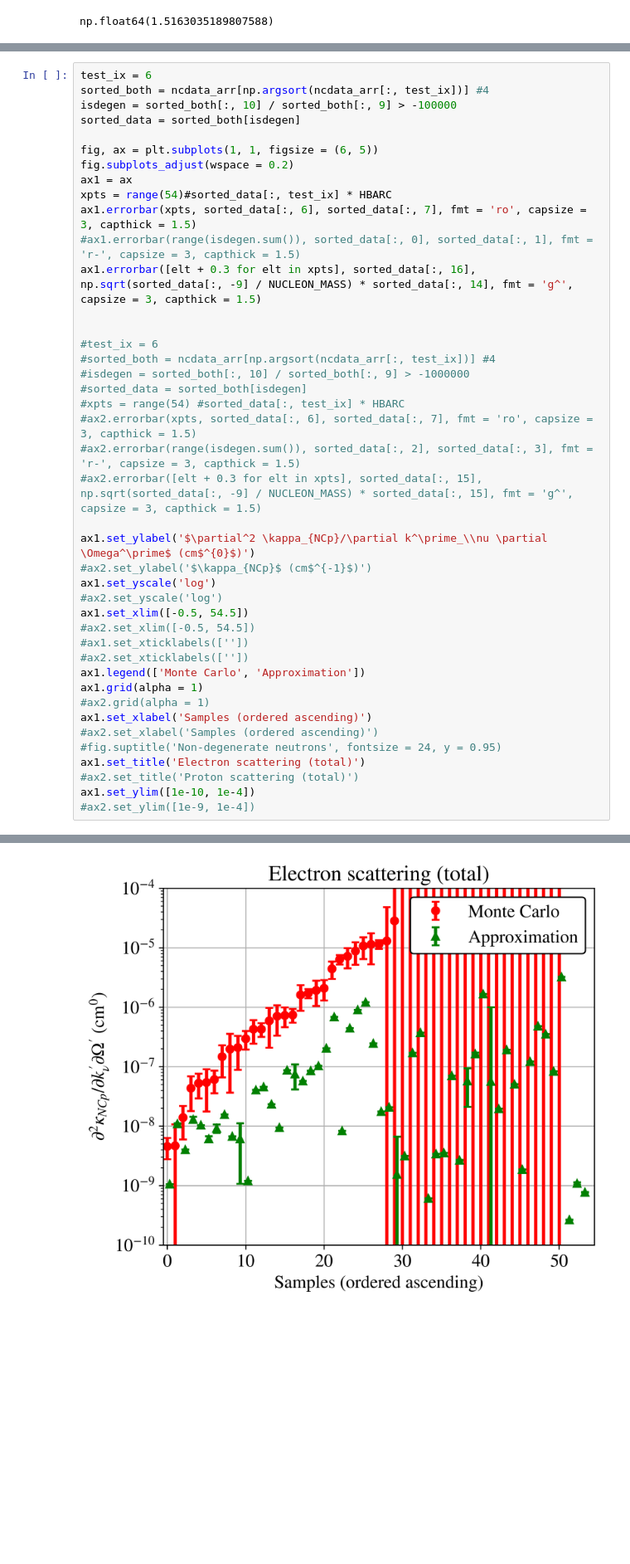
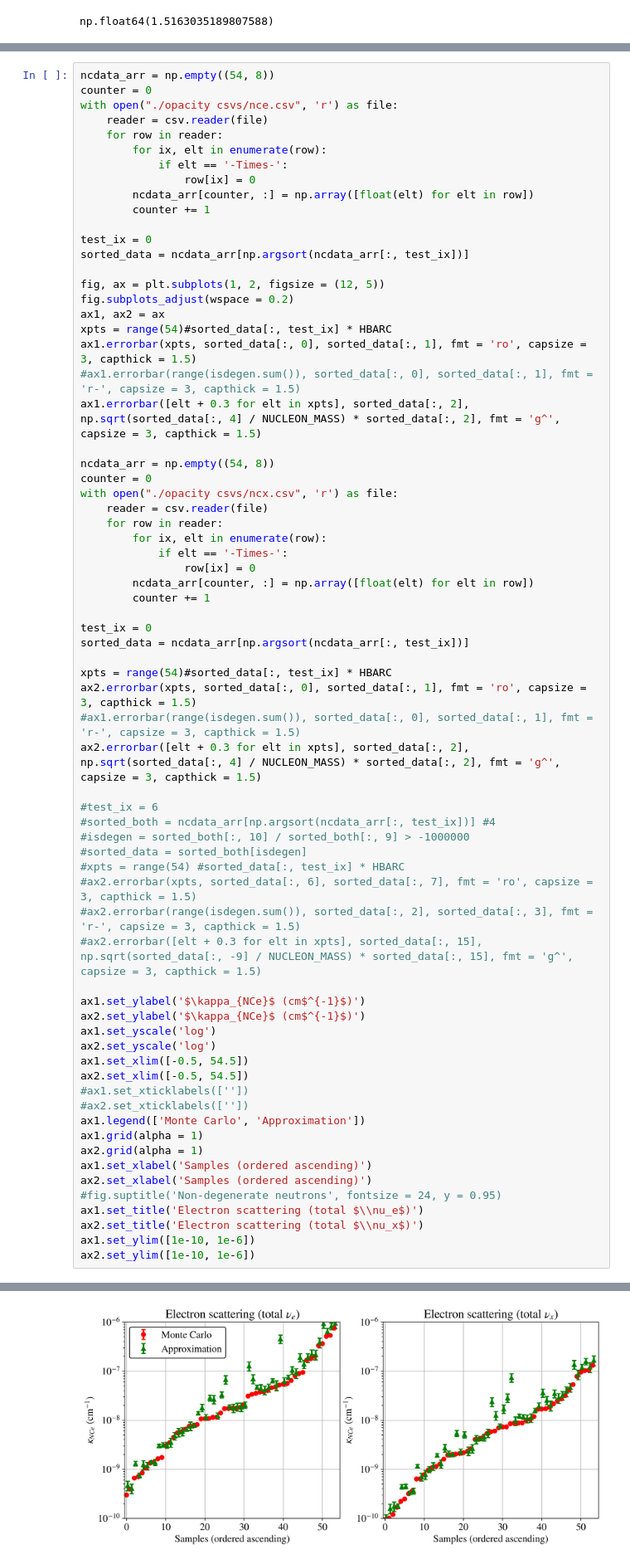
Before and after one commit to clwelch03/HEA-neutrinos, a Jupyter notebook: src/llmcplots.ipynb, the cells around one changed output, grey strips where cells are left out. Shown at 83% size. Saved outputs shown, nothing was run; the diff lists cells and outputs as text; blank space fills up the shorter version.

```diff
--- a/src/llmcplots.ipynb
+++ b/src/llmcplots.ipynb
@@ -199,17 +199,44 @@ ax2.set_ylim([1e-8, 1e-4])
 # %%
-test_ix = 6
-sorted_both = ncdata_arr[np.argsort(ncdata_arr[:, test_ix])] #4
-isdegen = sorted_both[:, 10] / sorted_both[:, 9] > -100000
-sorted_data = sorted_both[isdegen]
+ncdata_arr = np.empty((54, 8))
+counter = 0
+with open("./opacity csvs/nce.csv", 'r') as file:
+    reader = csv.reader(file)
+    for row in reader:
+        for ix, elt in enumerate(row):
+            if elt == '-Times-':
+                row[ix] = 0
+        ncdata_arr[counter, :] = np.array([float(elt) for elt in row])
+        counter += 1
 
-fig, ax = plt.subplots(1, 1, figsize = (6, 5))
+test_ix = 0
+sorted_data = ncdata_arr[np.argsort(ncdata_arr[:, test_ix])]
+
+fig, ax = plt.subplots(1, 2, figsize = (12, 5))
 fig.subplots_adjust(wspace = 0.2)
-ax1 = ax
+ax1, ax2 = ax
 xpts = range(54)#sorted_data[:, test_ix] * HBARC
-ax1.errorbar(xpts, sorted_data[:, 6], sorted_data[:, 7], fmt = 'ro', capsize = 3, capthick = 1.5)
+ax1.errorbar(xpts, sorted_data[:, 0], sorted_data[:, 1], fmt = 'ro', capsize = 3, capthick = 1.5)
 #ax1.errorbar(range(isdegen.sum()), sorted_data[:, 0], sorted_data[:, 1], fmt = 'r-', capsize = 3, capthick = 1.5)
-ax1.errorbar([elt + 0.3 for elt in xpts], sorted_data[:, 16], np.sqrt(sorted_data[:, -9] / NUCLEON_MASS) * sorted_data[:, 14], fmt = 'g^', capsize = 3, capthick = 1.5)
+ax1.errorbar([elt + 0.3 for elt in xpts], sorted_data[:, 2], np.sqrt(sorted_data[:, 4] / NUCLEON_MASS) * sorted_data[:, 2], fmt = 'g^', capsize = 3, capthick = 1.5)
 
+ncdata_arr = np.empty((54, 8))
+counter = 0
+with open("./opacity csvs/ncx.csv", 'r') as file:
+    reader = csv.reader(file)
+    for row in reader:
+        for ix, elt in enumerate(row):
+            if elt == '-Times-':
+                row[ix] = 0
+        ncdata_arr[counter, :] = np.array([float(elt) for elt in row])
+        counter += 1
+
+test_ix = 0
+sorted_data = ncdata_arr[np.argsort(ncdata_arr[:, test_ix])]
+
+xpts = range(54)#sorted_data[:, test_ix] * HBARC
+ax2.errorbar(xpts, sorted_data[:, 0], sorted_data[:, 1], fmt = 'ro', capsize = 3, capthick = 1.5)
+#ax1.errorbar(range(isdegen.sum()), sorted_data[:, 0], sorted_data[:, 1], fmt = 'r-', capsize = 3, capthick = 1.5)
+ax2.errorbar([elt + 0.3 for elt in xpts], sorted_data[:, 2], np.sqrt(sorted_data[:, 4] / NUCLEON_MASS) * sorted_data[:, 2], fmt = 'g^', capsize = 3, capthick = 1.5)
 
 #test_ix = 6
 #sorted_both = ncdata_arr[np.argsort(ncdata_arr[:, test_ix])] #4
@@ -220,22 +247,22 @@ ax1.errorbar([elt + 0.3 for elt in xpts], sorted_data[:, 16], np.sqrt(sorted_dat
 #ax2.errorbar(range(isdegen.sum()), sorted_data[:, 2], sorted_data[:, 3], fmt = 'r-', capsize = 3, capthick = 1.5)
 #ax2.errorbar([elt + 0.3 for elt in xpts], sorted_data[:, 15], np.sqrt(sorted_data[:, -9] / NUCLEON_MASS) * sorted_data[:, 15], fmt = 'g^', capsize = 3, capthick = 1.5)
 
-ax1.set_ylabel('$\partial^2 \kappa_{NCp}/\partial k^\prime_\\nu \partial \Omega^\prime$ (cm$^{0}$)')
-#ax2.set_ylabel('$\kappa_{NCp}$ (cm$^{-1}$)')
+ax1.set_ylabel('$\kappa_{NCe}$ (cm$^{-1}$)')
+ax2.set_ylabel('$\kappa_{NCe}$ (cm$^{-1}$)')
 ax1.set_yscale('log')
-#ax2.set_yscale('log')
+ax2.set_yscale('log')
 ax1.set_xlim([-0.5, 54.5])
-#ax2.set_xlim([-0.5, 54.5])
+ax2.set_xlim([-0.5, 54.5])
 #ax1.set_xticklabels([''])
 #ax2.set_xticklabels([''])
 ax1.legend(['Monte Carlo', 'Approximation'])
 ax1.grid(alpha = 1)
-#ax2.grid(alpha = 1)
+ax2.grid(alpha = 1)
 ax1.set_xlabel('Samples (ordered ascending)')
-#ax2.set_xlabel('Samples (ordered ascending)')
+ax2.set_xlabel('Samples (ordered ascending)')
 #fig.suptitle('Non-degenerate neutrons', fontsize = 24, y = 0.95)
-ax1.set_title('Electron scattering (total)')
-#ax2.set_title('Proton scattering (total)')
-ax1.set_ylim([1e-10, 1e-4])
-#ax2.set_ylim([1e-9, 1e-4])
+ax1.set_title('Electron scattering (total $\\nu_e$)')
+ax2.set_title('Electron scattering (total $\\nu_x$)')
+ax1.set_ylim([1e-10, 1e-6])
+ax2.set_ylim([1e-10, 1e-6])
 # %% [output]
@@ -243 +270 @@ ax1.set_ylim([1e-10, 1e-4])
-[figure, old version]
+[figure, new version]
```
Also changed, not shown: parts of 2 cells of this notebook, 3 other files.
